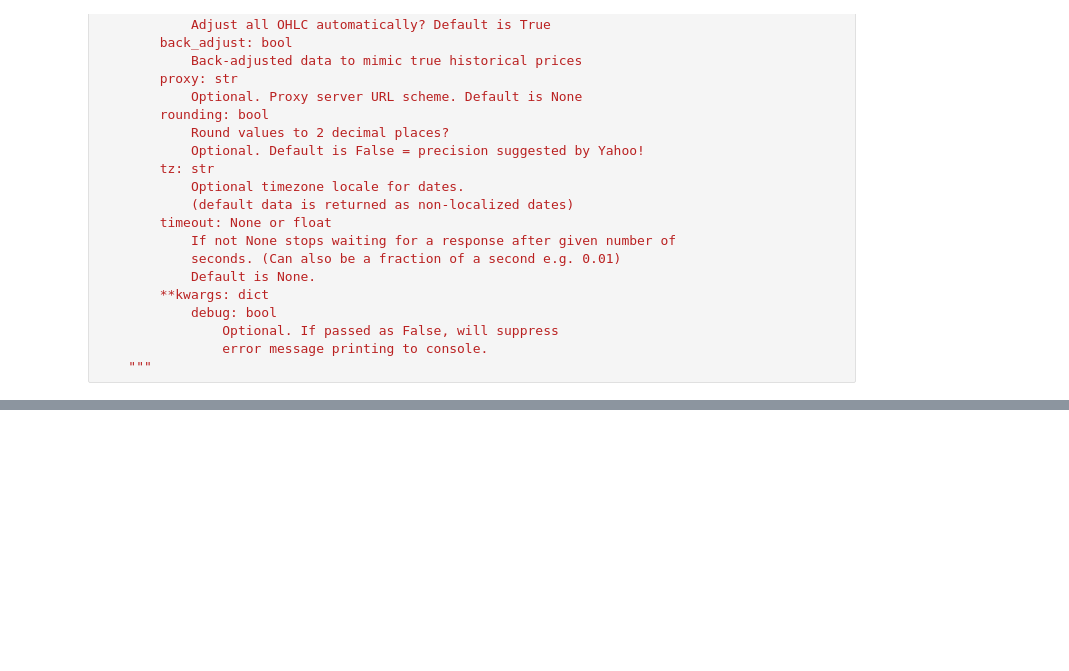
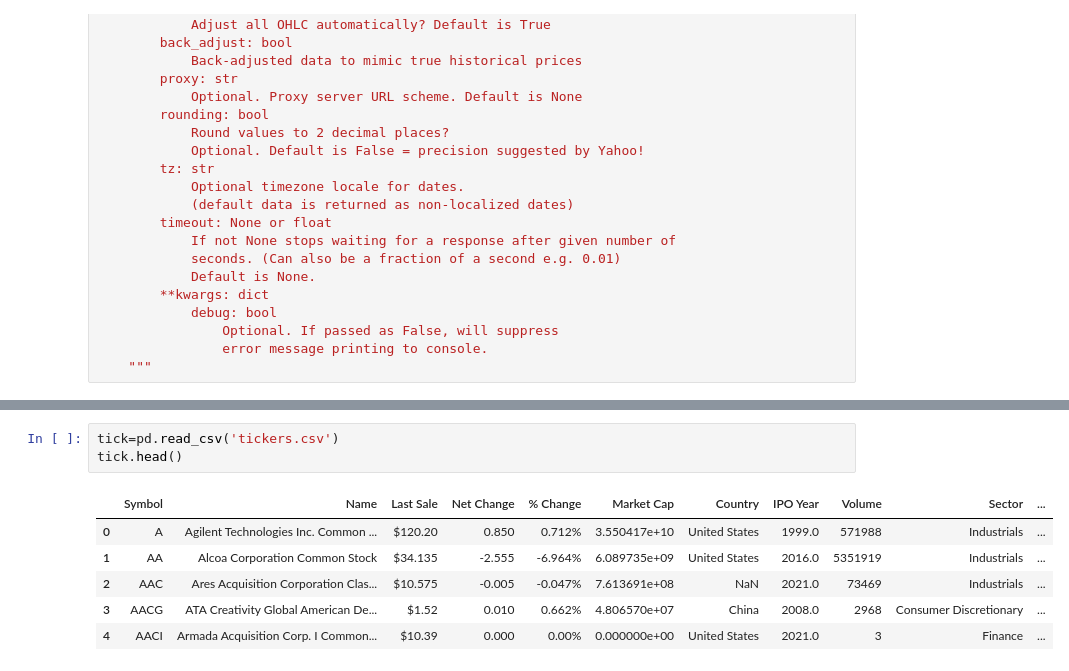
Before and after one commit to Negi97Mohit/Series-7, a Jupyter notebook: trade.ipynb, the cells around one changed output, grey strips where cells are left out. Cells and saved outputs as stored; diff of their text form; blank space fills up the shorter version.

```diff
--- a/trade.ipynb
+++ b/trade.ipynb
@@ -74,0 +119,10 @@ tsla_df.head()
+# %%
+tick=pd.read_csv('tickers.csv')
+tick.head()
+# %% [output]
+|  | Symbol | Name | Last Sale | Net Change | % Change | Market Cap | Country | IPO Year | Volume | Sector | ... |
+| 0 | A | Agilent Technologies Inc. Common ... | $120.20 | 0.850 | 0.712% | 3.550417e+10 | United States | 1999.0 | 571988 | Industrials | ... |
+| 1 | AA | Alcoa Corporation Common Stock | $34.135 | -2.555 | -6.964% | 6.089735e+09 | United States | 2016.0 | 5351919 | Industrials | ... |
+| 2 | AAC | Ares Acquisition Corporation Clas... | $10.575 | -0.005 | -0.047% | 7.613691e+08 | NaN | 2021.0 | 73469 | Industrials | ... |
+| 3 | AACG | ATA Creativity Global American De... | $1.52 | 0.010 | 0.662% | 4.806570e+07 | China | 2008.0 | 2968 | Consumer Discretionary | ... |
+| 4 | AACI | Armada Acquisition Corp. I Common... | $10.39 | 0.000 | 0.00% | 0.000000e+00 | United States | 2021.0 | 3 | Finance | ... |
```
Also changed, not shown: parts of 7 cells of this notebook, 2 other files.
